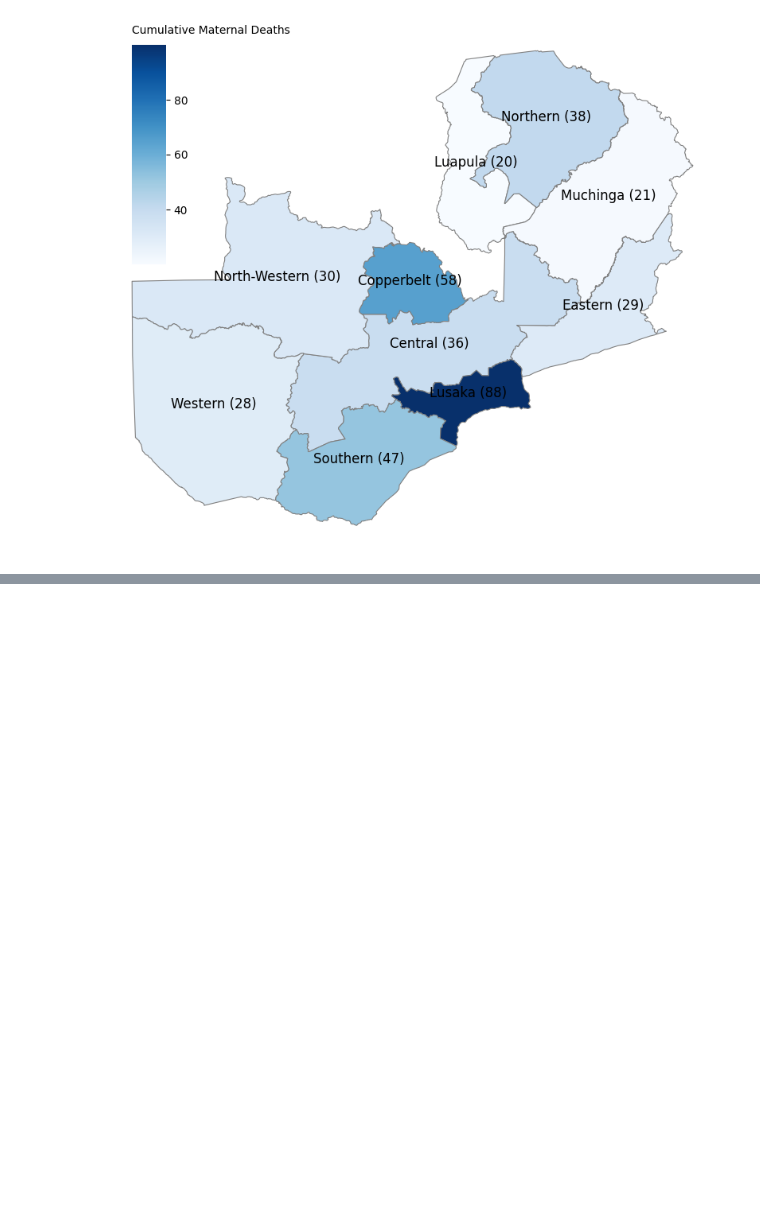
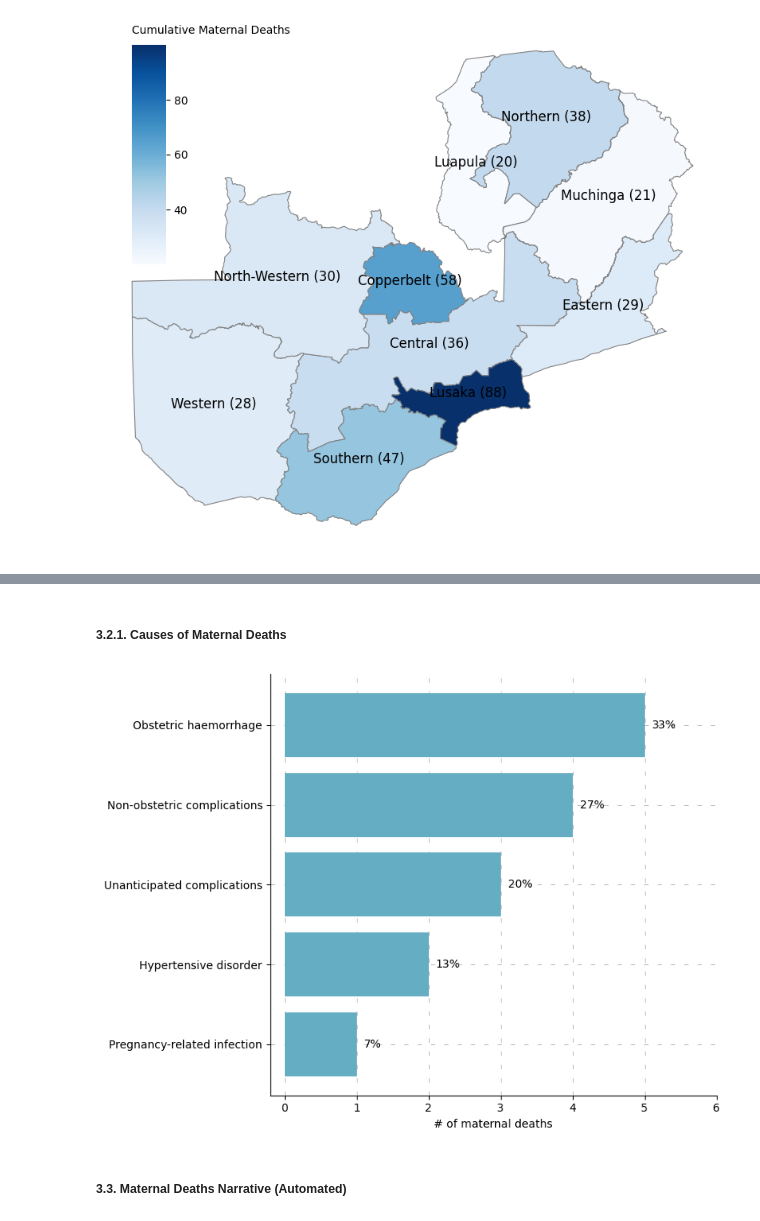
Before and after one commit to malambomutila/Big-Data-Visualisation-Assessment, a Jupyter notebook: malambo.ipynb, the cells around one changed output, grey strips where cells are left out. Drawn from its saved outputs; the diff is of its cells as text; code cells hidden in the pictures; blank space fills up the shorter version.

```diff
--- a/malambo.ipynb
+++ b/malambo.ipynb
@@ -216,0 +475,4 @@ plt.show()
+# %%
+# Preview the data in MD linelist
+maternal_deaths_linelist = maternal_deaths["MD linelist"]
+maternal_deaths_linelist.head(20)
@@ -216,0 +496,51 @@ plt.show()
+# %%
+# Clean up typos
+# Standardise the 'Short Name' column
+maternal_deaths_linelist["Short Name"] = maternal_deaths_linelist["Short Name"].replace({
+    "Obstetric hemorrhage": "Obstetric haemorrhage",
+    "Non-Obstetric complications": "Non-obstetric complications",
+    "Non-obstetric complication": "Non-obstetric complications"
+})
+# %% [markdown]
+##### 3.2.1. Causes of Maternal Deaths
+# %%
+# Bar Chart: Causes of maternal death (Week 34, n=15)
+# Counts and percentages after cleaning up typos
+counts = maternal_deaths_linelist["Short Name"].value_counts()
+percentages = (counts / counts.sum() * 100).round(1)
+
+# Create the bar chart
+fig, ax = plt.subplots(figsize=(8, 6))
+
+# Plot horizontal bars with adjusted bar width, color, and zorder to ensure bars are in front of gridlines
+bars = ax.barh(percentages.index, counts, color="#65adc2", height=0.8, zorder=3)
+
+# Annotate each bar with its percentage
+for bar, percentage in zip(bars, percentages):
+    ax.text(bar.get_width() + 0.1, bar.get_y() + bar.get_height() / 2,
+            f"{percentage:.0f}%", va="center")
+
+# Labels
+ax.set_xlabel("# of maternal deaths")
+
+# Slightly offset the y=0 line on x-axis
+ax.set_xlim(-0.2, max(counts) + 1)
+
+# Invert y-axis to match your intended layout
+ax.invert_yaxis()
+
+# Add dotted gridlines with a lower zorder to ensure they are behind the bars
+ax.grid(axis="both", linestyle="--", linewidth=0.4, color="grey", zorder=1)
+for line in ax.get_xgridlines() + ax.get_ygridlines():
+    line.set_dashes((10, 20))  # (length of dash, length of space)
+
+# Remove unnecessary spines
+ax.spines["right"].set_visible(False)
+ax.spines["top"].set_visible(False)
+
+plt.tight_layout()
+plt.show()
+# %% [output]
+[figure, added]
+# %% [markdown]
+##### 3.3. Maternal Deaths Narrative (Automated)
```
Also changed, not shown: parts of 23 cells of this notebook.
